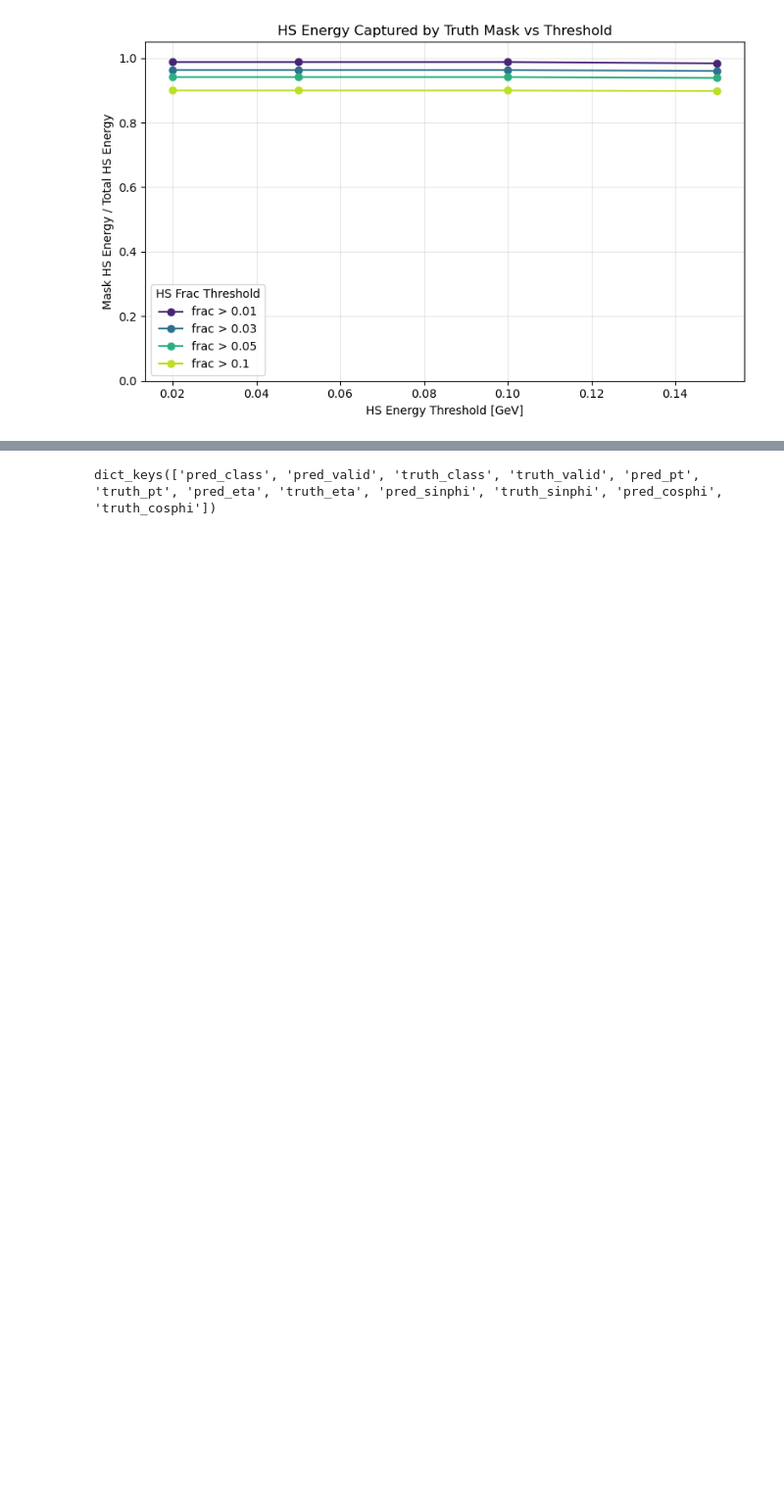
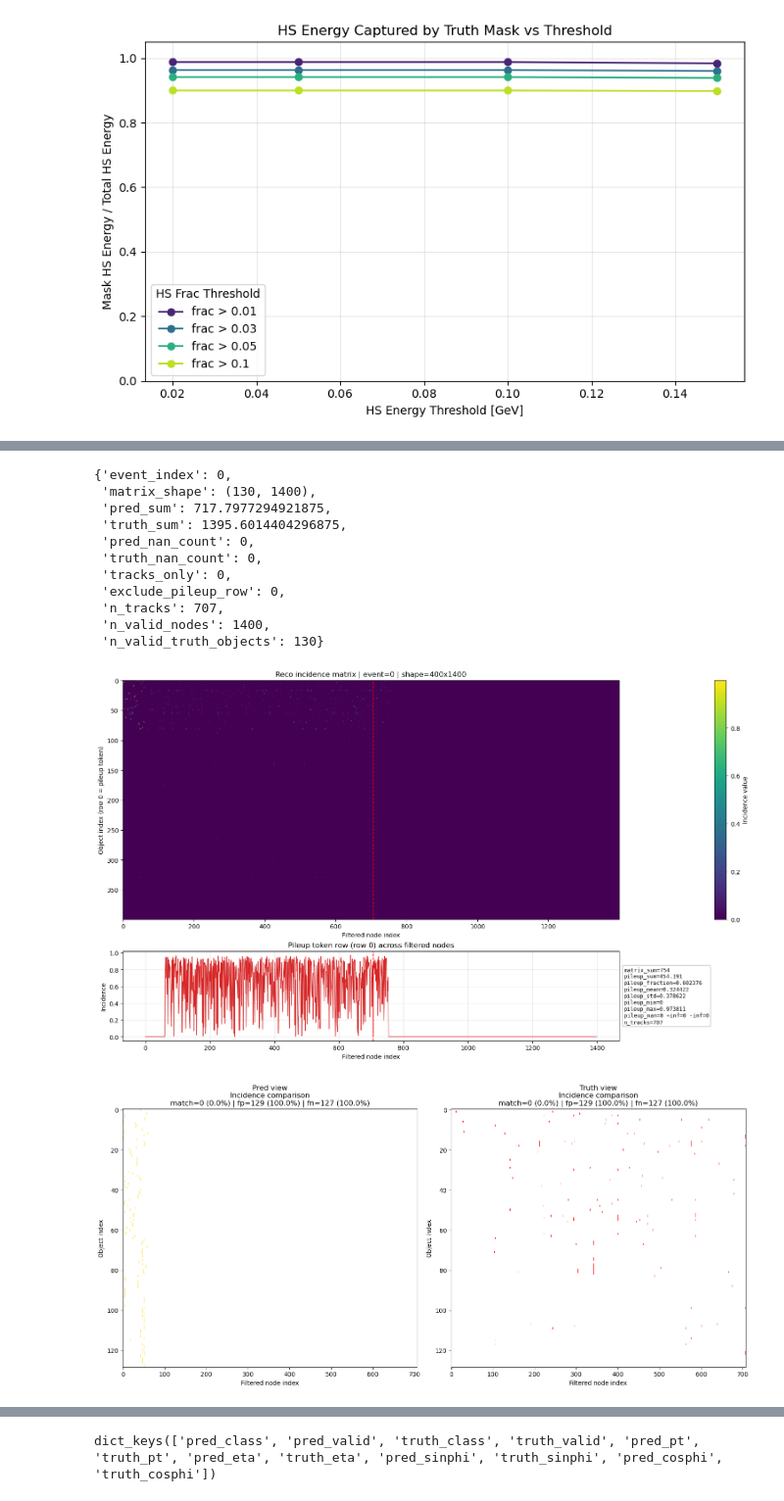
Before and after one commit to barakmarg/hepattn, a Jupyter notebook: src/hepattn/experiments/odd_pileup_reco/notebook/debug.ipynb, the cells around one changed output, grey strips where cells are left out. Shown at 98% size. Saved outputs shown, nothing was run; the diff lists cells and outputs as text; code cells hidden in the pictures; blank space fills up the shorter version.

```diff
--- a/src/hepattn/experiments/odd_pileup_reco/notebook/debug.ipynb
+++ b/src/hepattn/experiments/odd_pileup_reco/notebook/debug.ipynb
@@ -202,0 +372,68 @@ figs
+# %%
+import importlib
+import hepattn.experiments.odd_pileup_reco.eval_data as eval_data
+import hepattn.experiments.odd_pileup_reco.eval_plots as eval_plots
+
+importlib.reload(eval_data)
+importlib.reload(eval_plots)
+load_eval_data_from_h5 = eval_data.load_eval_data_from_h5
+plot_incidence_matrix_event = eval_plots.plot_incidence_matrix_event
+
+# Reload reco_data if this notebook variable is stale and missing new reco-node metadata.
+if "reco_is_track" not in reco_data or "reco_node_valid" not in reco_data:
+    _, _, reco_data = load_eval_data_from_h5(
+        '/storage/agrp/barakma/hepattn/src/hepattn/experiments/odd_pileup_reco/logs/odd_pflow_reco_20260405-T184853/ckpts/epoch=042-val_loss=13.01940__test.h5',
+        event_indices=range(10),
+    )
+
+# 1) Legacy pileup-focused view (1400 reco nodes).
+fig_incidence, inc_stats = plot_incidence_matrix_event(
+    reco_data,
+    event_index=0,
+    mode="pileup",
+    num_nodes=1400,
+ )
+
+# 2) Pred-vs-truth binary overlap view (match / false positive / missed).
+# tracks_only + pred_track_proxy + exclude_pileup_row matches old non-pileup logic better.
+fig_cmp_bin, cmp_bin_stats = plot_incidence_matrix_event(
+    reco_data,
+    event_index=0,
+    mode="binary_compare",
+    truth_key="truth_incidence",
+    num_nodes=1400,
+    max_objects=130,
+    pred_threshold=0.0,
+    truth_threshold=0.0,
+    tracks_only=True,
+    pred_track_proxy=True,
+    exclude_pileup_row=True,
+ )
+
+# 3) Raw side-by-side incidence maps in reco-node space (with valid masking).
+fig_cmp_raw, cmp_raw_stats = plot_incidence_matrix_event(
+    reco_data,
+    event_index=0,
+    mode="raw_compare",
+    truth_key="truth_incidence",
+    num_nodes=1400,
+    max_objects=130,
+ )
+
+fig_cmp_bin
+cmp_bin_stats
+cmp_raw_stats
+# %% [output]
+{'event_index': 0,
+ 'matrix_shape': (130, 1400),
+ 'pred_sum': 717.7977294921875,
+ 'truth_sum': 1395.6014404296875,
+ 'pred_nan_count': 0,
+ 'truth_nan_count': 0,
+ 'tracks_only': 0,
+ 'exclude_pileup_row': 0,
+ 'n_tracks': 707,
+ 'n_valid_nodes': 1400,
+ 'n_valid_truth_objects': 130}
+[figure, added]
+[figure, added]
```
Also changed, not shown: parts of 13 cells of this notebook, 10 other files.
